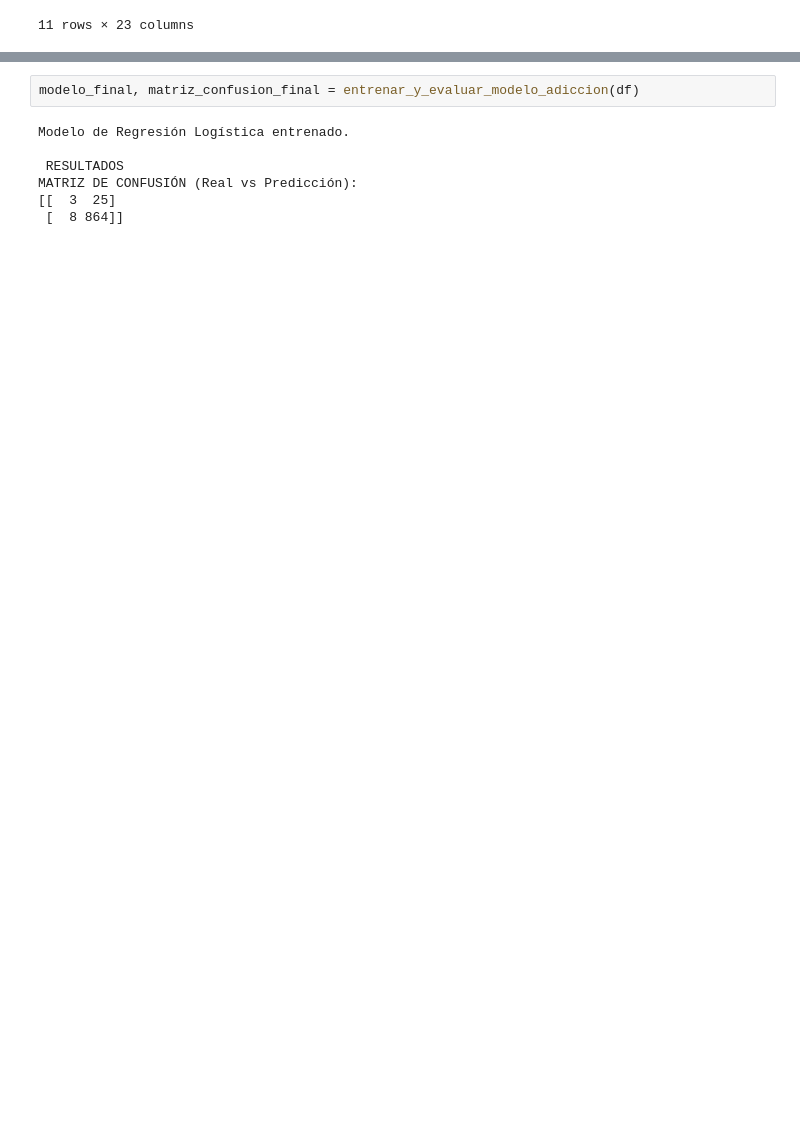
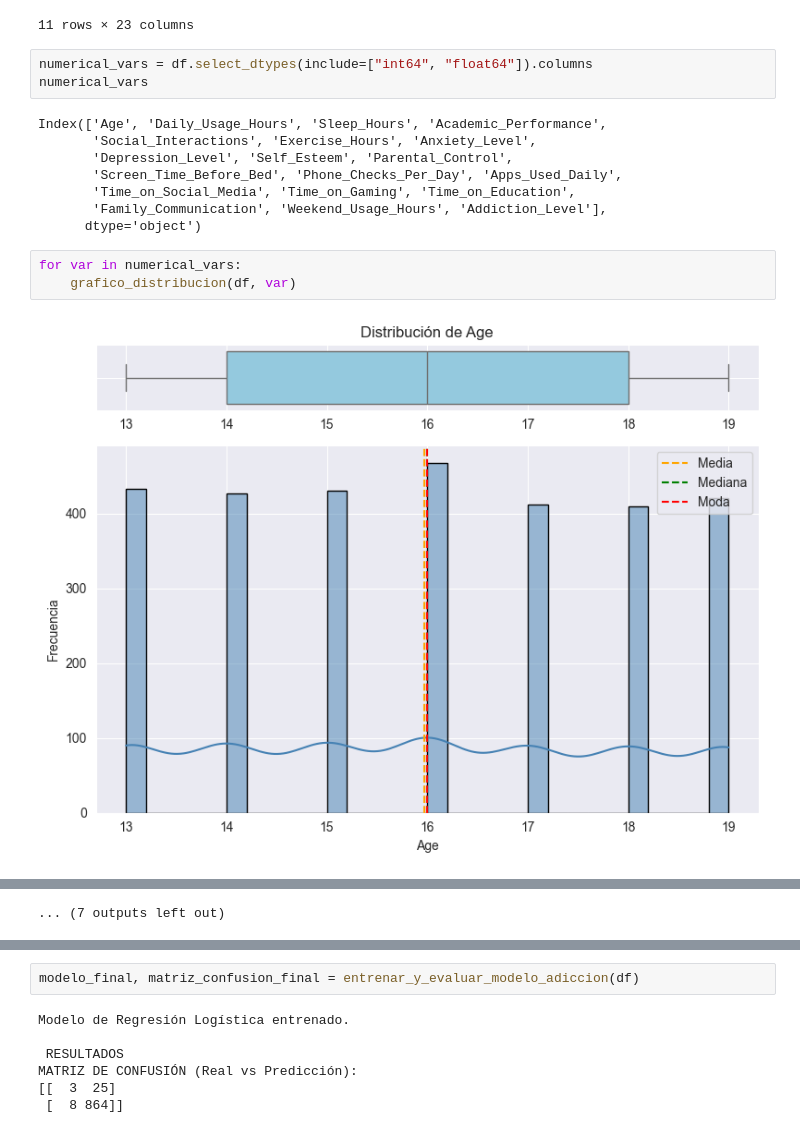
Before and after one commit to somoel/uso_telefono_adolescentes, a Jupyter notebook: notebooks/sample.ipynb, the cells around one changed output, grey strips where cells are left out. Drawn from its saved outputs; the diff is of its cells as text; blank space fills up the shorter version.

```diff
--- a/notebooks/sample.ipynb
+++ b/notebooks/sample.ipynb
@@ -90,3 +94,19 @@ df.describe(include='all')
 | 75% | 18.000000 | NaN | NaN | NaN | 6.400000 | 7.500000 | 88.000000 | ... |
 | max | 19.000000 | NaN | NaN | NaN | 11.500000 | 10.000000 | 100.000000 | ... |
 11 rows × 23 columns
+# %%
+numerical_vars = df.select_dtypes(include=["int64", "float64"]).columns
+numerical_vars
+# %% [output]
+Index(['Age', 'Daily_Usage_Hours', 'Sleep_Hours', 'Academic_Performance',
+       'Social_Interactions', 'Exercise_Hours', 'Anxiety_Level',
+       'Depression_Level', 'Self_Esteem', 'Parental_Control',
+       'Screen_Time_Before_Bed', 'Phone_Checks_Per_Day', 'Apps_Used_Daily',
+       'Time_on_Social_Media', 'Time_on_Gaming', 'Time_on_Education',
+       'Family_Communication', 'Weekend_Usage_Hours', 'Addiction_Level'],
+      dtype='object')
+# %%
+for var in numerical_vars:
+    grafico_distribucion(df, var)
+# %% [output]
+[figure, added]
@@ -93,3 +124,4 @@ df.describe(include='all')
+... (7 outputs left out)
 # %%
 #histogramas
 df.hist(figsize=(12, 8))
```
Also changed, not shown: parts of 6 cells of this notebook, 1 other file.
